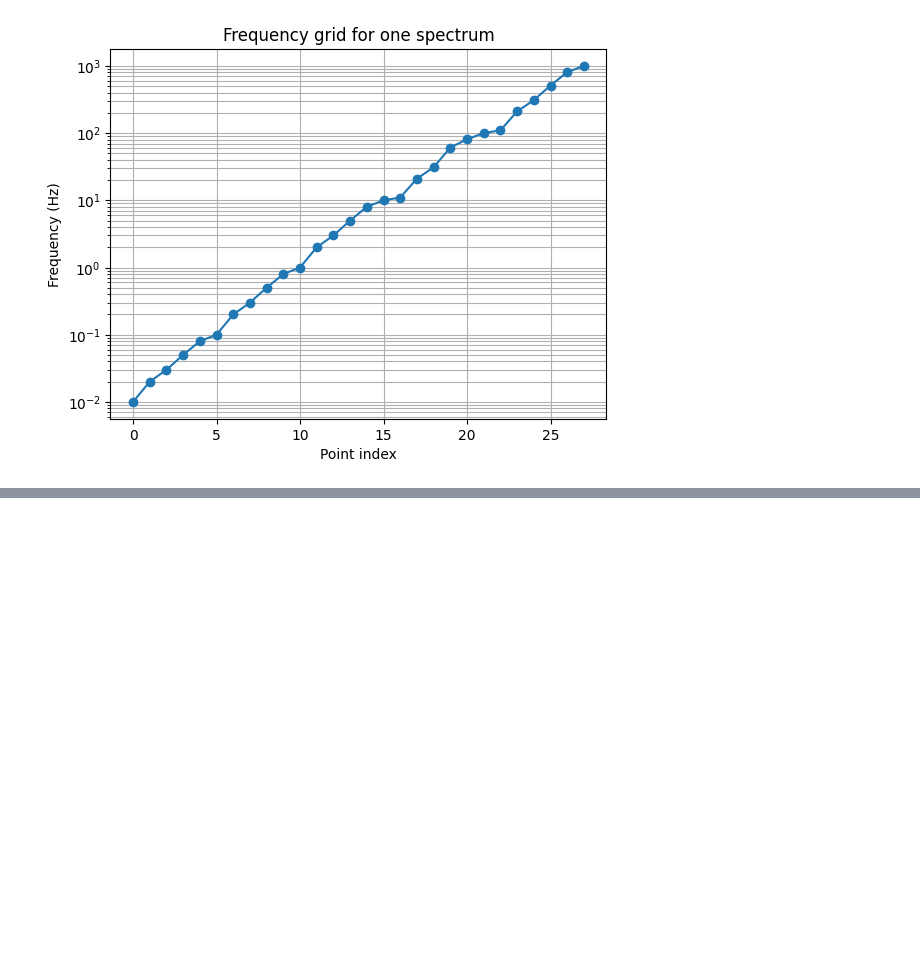
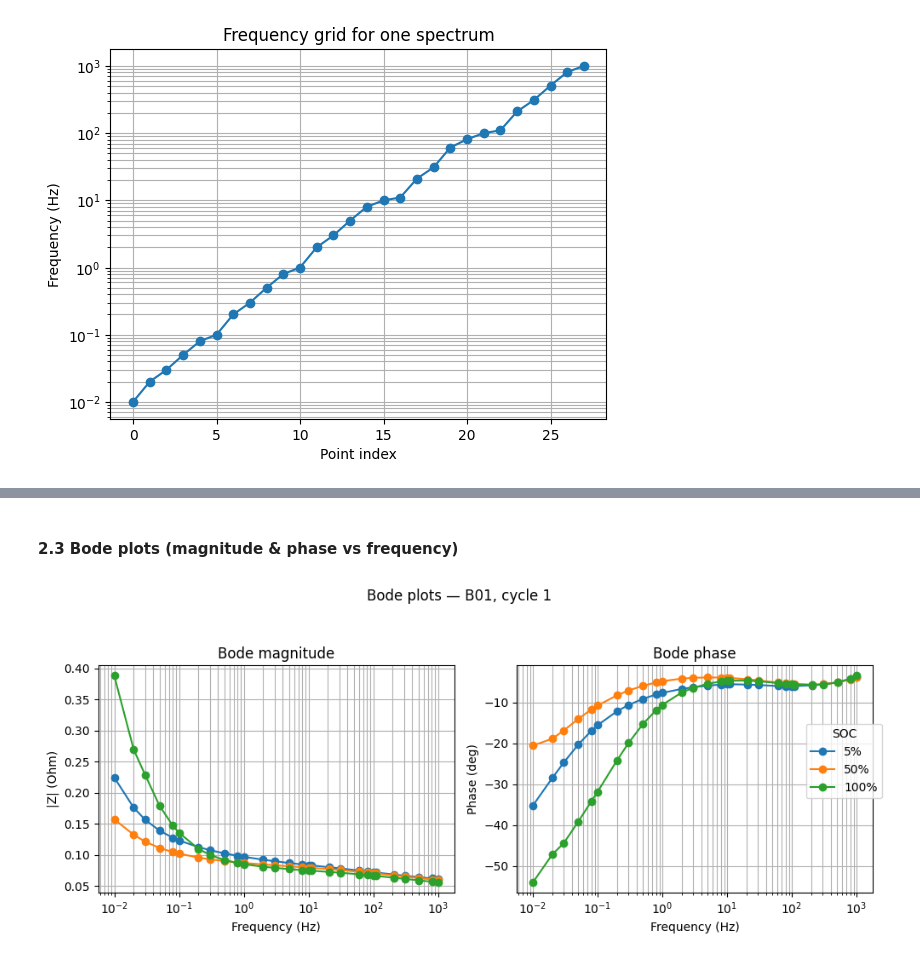
Before and after one commit to ChouaibB/battery-diagnostics-impedance-ml-examples, a Jupyter notebook: notebooks/01_eis_soc_exploration.ipynb, the cells around one changed output, grey strips where cells are left out. Drawn from its saved outputs; the diff is of its cells as text; code cells hidden in the pictures; blank space fills up the shorter version.

```diff
--- a/notebooks/01_eis_soc_exploration.ipynb
+++ b/notebooks/01_eis_soc_exploration.ipynb
@@ -164,0 +201,55 @@ plt.show()
+# %% [markdown]
+#### 2.3 Bode plots (magnitude & phase vs frequency)
+# %%
+from matplotlib.ticker import ScalarFormatter
+
+battery_id_to_plot = "B01"
+cycle_to_plot = 1
+
+sub = eis_df[
+    (eis_df["battery_id"] == battery_id_to_plot)
+    & (eis_df["cycle"] == cycle_to_plot)
+].copy()
+
+soc_levels_to_plot = [5, 50, 100]
+soc_levels_available = sorted(sub["soc"].unique())
+soc_levels_to_plot = [s for s in soc_levels_to_plot if s in soc_levels_available]
+
+fig, axes = plt.subplots(nrows=1, ncols=2, figsize=(10, 4), sharex=True)
+
+ax_mag, ax_phase = axes
+
+# --- Magnitude ---
+for soc in soc_levels_to_plot:
+    g = sub[sub["soc"] == soc].sort_values("frequency_hz")
+    ax_mag.semilogx(g["frequency_hz"], g["z_mag_ohm"], marker="o", label=f"{soc}%")
+
+ax_mag.set_xlabel("Frequency (Hz)")
+ax_mag.set_ylabel("|Z| (Ohm)")
+ax_mag.set_title("Bode magnitude")
+ax_mag.grid(True, which="both")
+
+sf = ScalarFormatter()
+sf.set_scientific(False)
+sf.set_useOffset(False)
+ax_mag.yaxis.set_major_formatter(sf)
+
+# --- Phase ---
+for soc in soc_levels_to_plot:
+    g = sub[sub["soc"] == soc].sort_values("frequency_hz")
+    ax_phase.semilogx(g["frequency_hz"], g["z_phase_deg"], marker="o", label=f"{soc}%")
+
+ax_phase.set_xlabel("Frequency (Hz)")
+ax_phase.set_ylabel("Phase (deg)")
+ax_phase.set_title("Bode phase")
+ax_phase.grid(True, which="both")
+
+# One shared legend
+handles, labels = ax_mag.get_legend_handles_labels()
+fig.legend(handles, labels, title="SOC", loc="center right", ncol=1)
+
+fig.suptitle(f"Bode plots — {battery_id_to_plot}, cycle {cycle_to_plot}", y=1.05)
+plt.tight_layout()
+plt.show()
+# %% [output]
+[figure, added]
```
Also changed, not shown: parts of 4 cells of this notebook.
